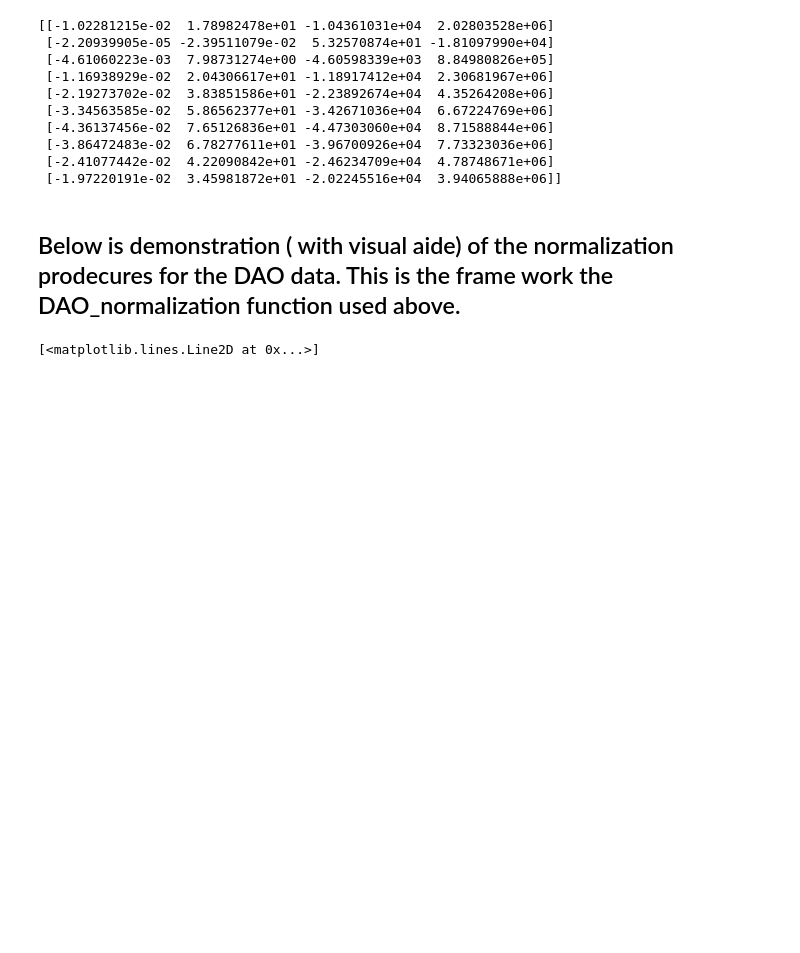
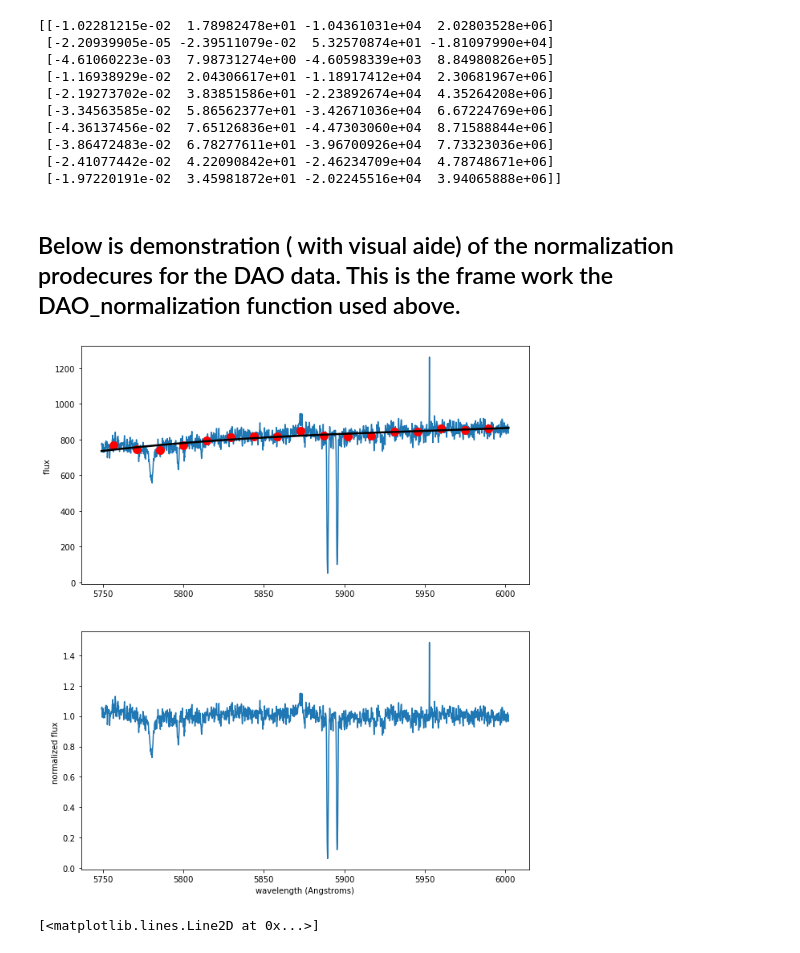
Before and after one commit to shaqsead16/ngc1624-2021, a Jupyter notebook: DAO_normalization_and_headers.ipynb, the cells around one changed output. Drawn from its saved outputs; the diff is of its cells as text; code cells hidden in the pictures; blank space fills up the shorter version.

```diff
--- a/DAO_normalization_and_headers.ipynb
+++ b/DAO_normalization_and_headers.ipynb
@@ -64,7 +64,7 @@ No.    Name      Ver    Type      Cards   Dimensions   Format
 #### this function requires two inputs the array containing the fluxes
 ##(flux_dao) and one containing the wavelenght(lambda_dao)
 
-def dao_normal(wave_len, flux, bin_wid=100, fit_order):
+def dao_normal(wave_len, flux,  final_plt=False, bin_wid=100, fit_order=3):
 
     """ The input for this function needs to be numpy arrays for wavelength (wave_len) and flux.
 
@@ -112,13 +112,31 @@ def dao_normal(wave_len, flux, bin_wid=100, fit_order):
     #### polynomial fitting of the median fluxes with respect to the median wavelenths
     ### the integer at the end of the function idicates the order of the polynomial fit .
     ### Refer to numpy documentation on these functions as needed.
-    p2 = np.poly1d(np.polyfit(wave_med, flux_med , fit_order))
+    con_fit = np.poly1d(np.polyfit(wave_med, flux_med , fit_order))
 
     ##the final normalization of the spectrum to the median-derived continuum fit.
-    normed_spec = flux / p2(wave_len)
+    normed_spec = flux / con_fit(wave_len)
+
+    if final_plt==True:
+        wave_fit = np.linspace(min(wave_len), max(wave_len),2000)
+
+        fig, ((ax1), (ax2)) = plt.subplots(2,1, figsize=(10,12))
+        ax1.plot(wave_len, flux, zorder=0)
+        ax1.scatter(wave_med, flux_med, color='r', linewidths='5.0', zorder=2)
+        ax1.plot(wave_fit, con_fit(wave_fit), color='k', linewidth='2.5')
+        ax1.set_ylabel('flux ')
+
+        ax2.plot(wave_len, normed_spec)
+        ax2.set_xlabel('wavelength (Angstroms)')
+        ax2.set_ylabel('normalized flux ')
+
+
 
     ### this function will return the normalized spectrum and the polynomial fits used.
-    return normed_spec, p2
+    if final_plt==True:
+        return normed_spec, con_fit, fig, ((ax1), (ax2))
+    else:
+        return normed_spec, con_fit
 # %%
 help(dao_normal)
 # %% [output]
@@ -359,8 +377,15 @@ print(dao_fit)
 # %%
 ##### function to load  DAO
 
+###include rtype: what it will return
+
 def load_dao(dao_filename):
-    """:param  filename: this needs to be inserted as string """
+    """
+    This file is will load in the dao file ( or files like it). It will extrac the
+
+    :param  filename: this needs to be inserted as string
+
+    """
     hdu_dao = fits.open(dao_filename)
     flux_dao = hdu_dao[0].data
 
@@ -377,6 +402,10 @@ def load_dao(dao_filename):
 ###testing laod_dao
 
 wave_test, flux_test, header_test = load_dao('../../../Research_UD_2019/DAOdata/dao_c182_2019_020585_v.fits')
+# %%
+flux_test_normal, final_fit, fig, ax = dao_normal(wave_test,  flux_test,  final_plt=True, bin_wid=100, fit_order=3)
+# %% [output]
+[figure, added]
 # %%
 plt.plot(wave_test, flux_test)
 # %% [output]
```
